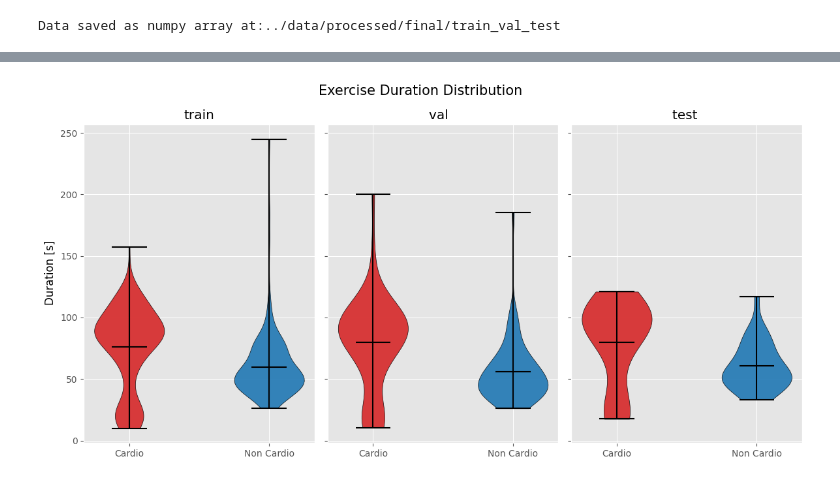
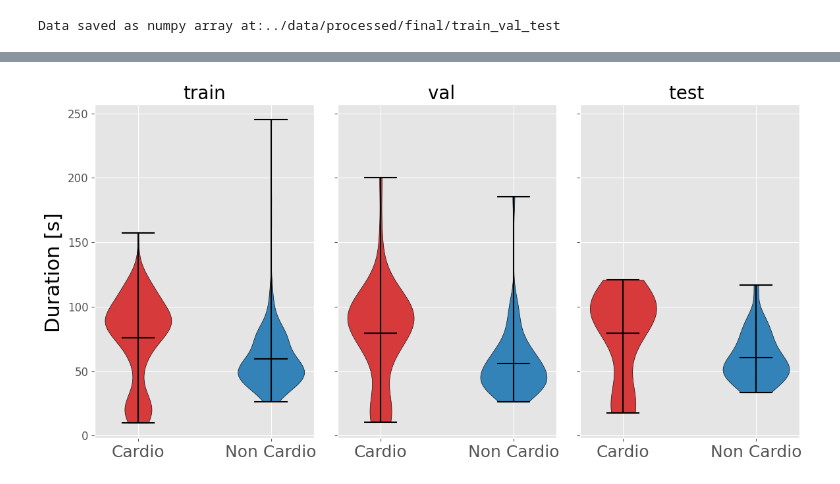
Before and after one commit to Arthur-Salles/mc855-recgym, a Jupyter notebook: src/eda_preprocessing.ipynb, the cells around one changed output, grey strips where cells are left out. Saved outputs shown, nothing was run; the diff lists cells and outputs as text; code cells hidden in the pictures.

```diff
--- a/src/eda_preprocessing.ipynb
+++ b/src/eda_preprocessing.ipynb
@@ -269,7 +202,8 @@ class RecGymLoader():
 
         print(f'Data saved as numpy array at:{default_path}')
 
-        # shutil.rmtree(self.base_path)
+        # cleaning folder tree
+        shutil.rmtree(self.base_path)
 
         return train_data, val_data, test_data
 
@@ -340,34 +392,36 @@ for inx, (key, values) in enumerate(y.items()):
 # %%
 sizes = {'train' : np.array([t.shape[0] for t in train_data ]), 'val  ' : np.array([t.shape[0] for t in val_data ]), 'test ':np.array([ t.shape[0] for t in test_data ])}
 fig, ax = plt.subplots(1,3, figsize=(12,6),sharey=True)
 
-fig.suptitle('Exercise Duration Distribution', fontsize=15)
+#fig.suptitle('Exercise Duration Distribution', fontsize=22)
 
-fig.supylabel('Duration [s]')
+fig.supylabel('Duration [s]', size=22)
 
 for inx, (key, values) in enumerate(y.items()):
     sz_cardio, sz_non_cardio = sizes[key][values == 1], sizes[key][values == 0]
 
     parts = ax[inx].violinplot([sz_cardio * (1/20), sz_non_cardio * (1/20)],  showmeans=True)
-    ax[inx].set_title(key)
+    ax[inx].set_title(key, size=20)
 
     ax[inx].set_xticks([1,2])
-    ax[inx].set(xticklabels=['Cardio', 'Non Cardio'])
+    ax[inx].set_xticklabels(['Cardio', 'Non Cardio'], size=18)
+    ax[inx].set_yticklabels(range(-50, 251, 50), size=12)
+
     colors = ["tab:red", "tab:blue"]
     for body, color in zip(parts['bodies'], colors):
         body.set_facecolor(color)
         body.set_edgecolor("black")
         body.set_alpha(.9)
 
     for partname in ('cbars','cmins','cmaxes','cmeans','cmedians'):
         if partname in parts:
             vp = parts[partname]
             vp.set_edgecolor("black")
             # vp.set_linewidth(0.8)
 
     # ax[inx].set
     # ax[inx].tick_params(bottom=False)
 
 fig.tight_layout()
 # %% [output]
-[figure, old version]
+[figure, new version]
```
Also changed, not shown: parts of 4 cells of this notebook.
